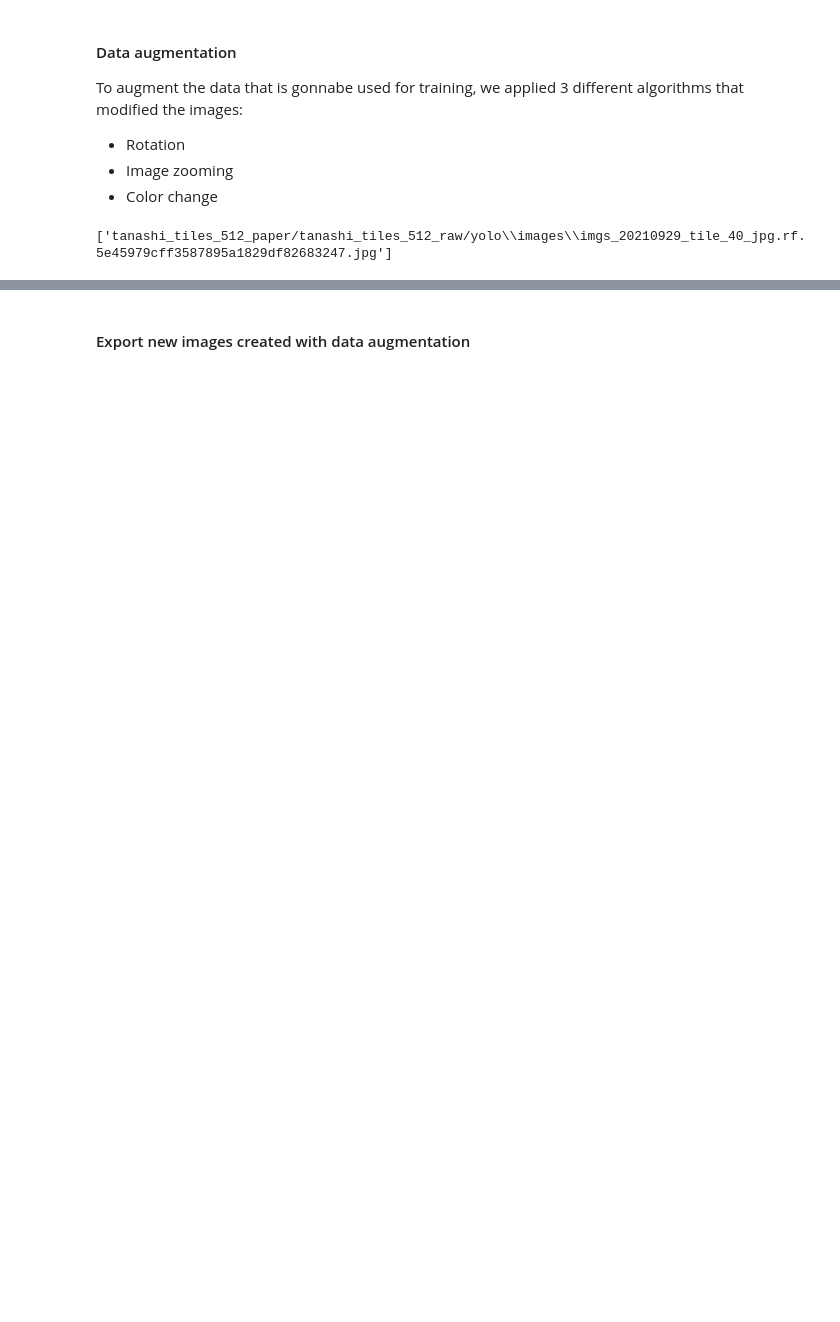
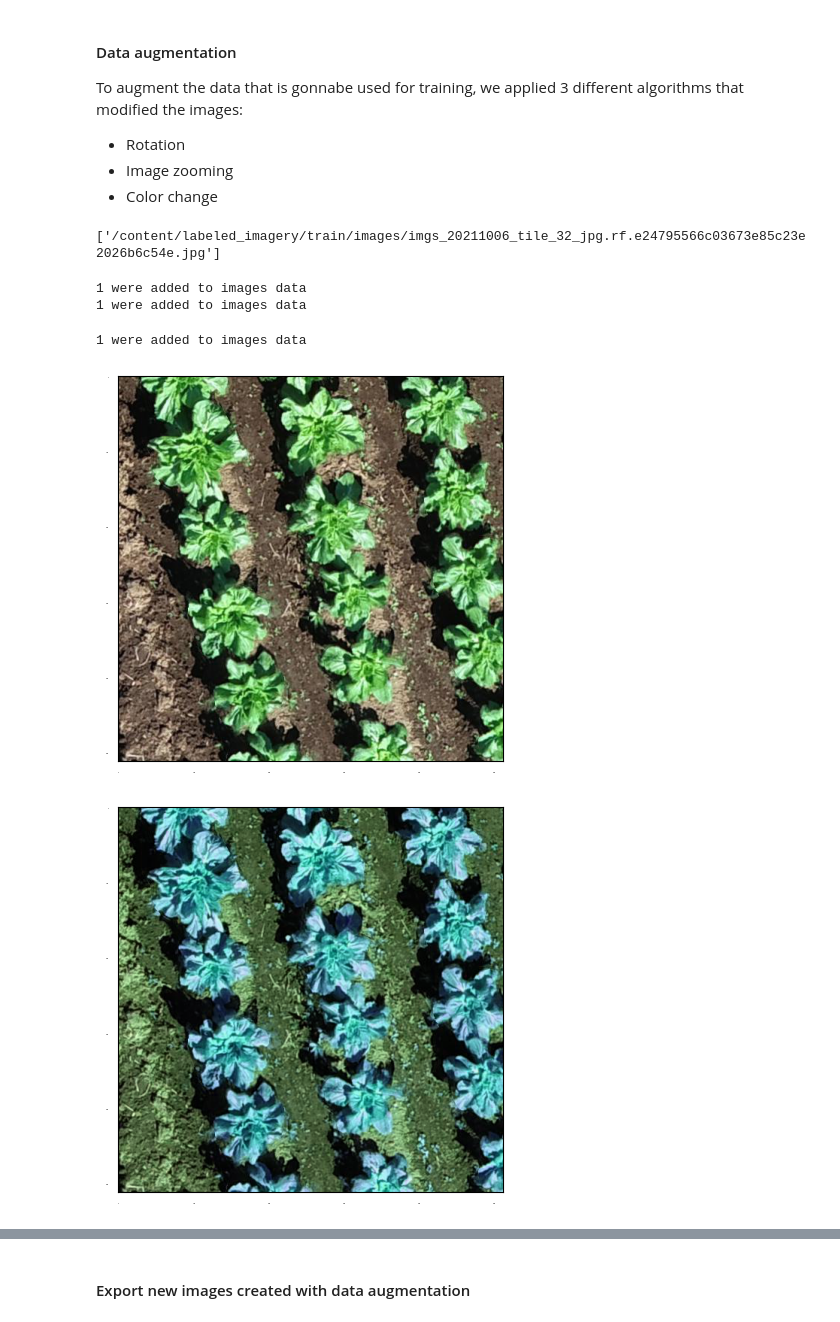
Before and after one commit to anaguilarar/CC_Weight_Prediction, a Jupyter notebook: 1_Individual_plant_detection_YOLO_training.ipynb, the cells around one changed output, grey strips where cells are left out. Saved outputs shown, nothing was run; the diff lists cells and outputs as text; code cells hidden in the pictures; blank space fills up the shorter version.

```diff
--- a/1_Individual_plant_detection_YOLO_training.ipynb
+++ b/1_Individual_plant_detection_YOLO_training.ipynb
@@ -212,13 +244,10 @@ Once the tiles were exported as an image, they were uploaded into Roboflow. This
 
 The images uploaded to roboflow belongs to the field denoted as training. But for intenal validation, we separate 15% of the data for validation.
 # %%
-
 from drone_data.ImagesTransform.image_processing import ImageData
 from drone_data.ImagesTransform.general_functions import get_ids_split_datasets
 
-
-RAWIMAGESPATH = "tanashi_tiles_512_paper/tanashi_tiles_512_raw/yolo/"
-
+RAWIMAGESPATH = "/content/labeled_imagery/train/"
 
 imgs_data = ImageData(RAWIMAGESPATH,
                       image_size = (10, 10))
@@ -243,8 +270,28 @@ To augment the data that is gonnabe used for training, we applied 3 different al
 -   Rotation
 -   Image zooming
 -   Color change
-# %%
-imgs_datatraining = ImageData(RAWIMAGESPATH,
-                              id_image=20)
-# %% [output]
-['tanashi_tiles_512_paper/tanashi_tiles_512_raw/yolo\\images\\imgs_20210929_tile_40_jpg.rf.5e45979cff3587895a1829df82683247.jpg']
+# %%
+## output folder
+
+outputfolder = '/content/yolo_imagery'
+if not os.path.exists(outputfolder):
+  os.mkdir(outputfolder)
+
+imgs_datatraining = ImageData(RAWIMAGESPATH,
+                              id_image=20)
+
+imgs_datatraining.aug_change_hsv(['raw'], hue_shift = list(range(-50,50,5)), sat_shift = list(range(-25,25,5)), val_shift = list(range(-25,25,5)))
+imgs_datatraining.aug_rotate_image(['raw'], angle = list(range(-265,270,90)))
+imgs_datatraining.aug_expand_image(['raw'],ratio = list(range(-14,0,7)))
+iddata = 0
+imgs_datatraining.plot_image(iddata,sourcetype='raw', add_label=True, figsize=(5,5))
+imgs_datatraining.plot_image(iddata,sourcetype='hsv', add_label=True, figsize=(5,5))
+imgs_datatraining.plot_image(iddata,sourcetype='rotate', add_label=True, figsize=(5,5))
+imgs_datatraining.plot_image(iddata,sourcetype='expand', add_label=True, figsize=(5,5))
+# %% [output]
+['/content/labeled_imagery/train/images/imgs_20211006_tile_32_jpg.rf.e24795566c03673e85c23e2026b6c54e.jpg']
+1 were added to images data
+1 were added to images data
+1 were added to images data
+[figure, added]
+[figure, added]
```
Also changed, not shown: parts of 32 cells of this notebook.
